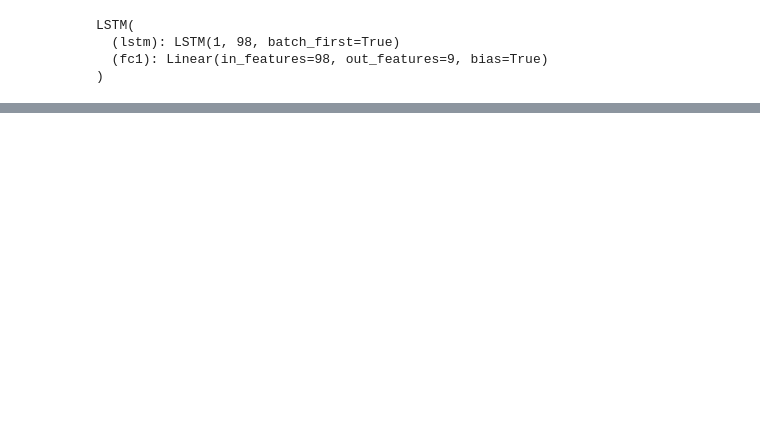
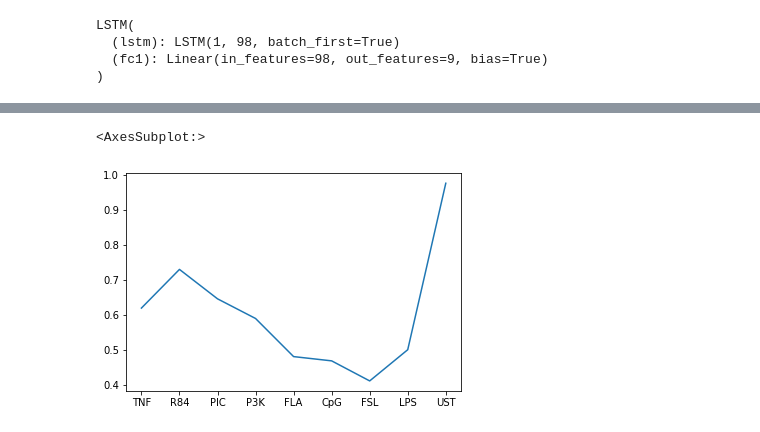
Before and after one commit to apple-soda/lstm-nfkb-dynamics, a Jupyter notebook: notebooks/5-cfv-mm.ipynb, the cells around one changed output, grey strips where cells are left out. Saved outputs shown, nothing was run; the diff lists cells and outputs as text; code cells hidden in the pictures; blank space fills up the shorter version.

```diff
--- a/notebooks/5-cfv-mm.ipynb
+++ b/notebooks/5-cfv-mm.ipynb
@@ -93,0 +141,6 @@ plt.plot(model1.kfcv_histories[0][1])
+# %%
+mean_f1 = np.mean(total_f1['f1-score'].transpose())
+x.plot()
+# %% [output]
+<AxesSubplot:>
+[figure, added]
```
Also changed, not shown: parts of 28 cells of this notebook, 7 other files.
